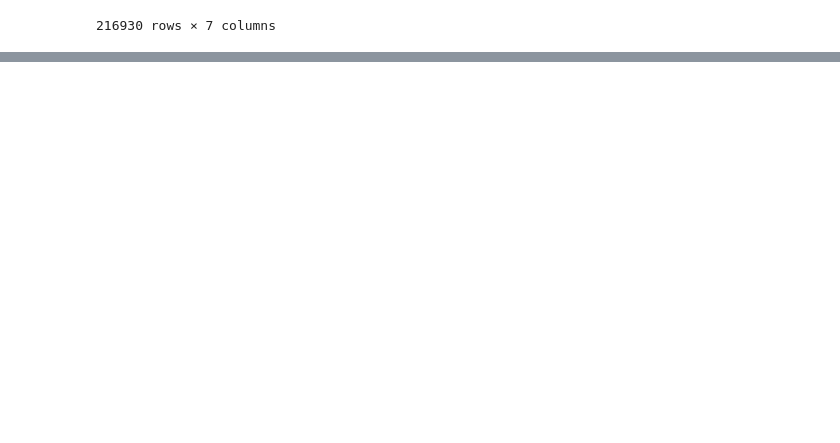
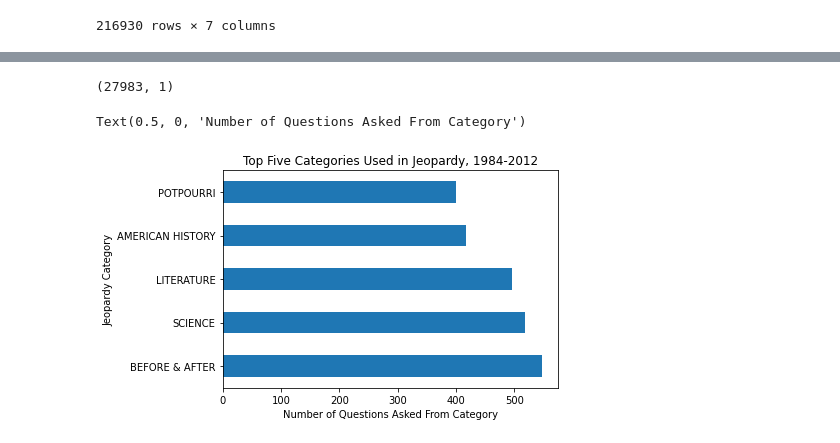
Before and after one commit to HeatherLD/Homework6, a Jupyter notebook: Group Activity week 6.ipynb, the cells around one changed output, grey strips where cells are left out. Drawn from its saved outputs; the diff is of its cells as text; code cells hidden in the pictures; blank space fills up the shorter version.

```diff
--- a/Group Activity week 6.ipynb
+++ b/Group Activity week 6.ipynb
@@ -41,5 +50,5 @@ jeopardy_df.fillna(0)
 # %%
 jeopardy_df[' Air Date']=pd.to_datetime(jeopardy_df[' Air Date'])
 # %%
-jeopardy_df.rename(columns = {' Air Date' : 'Air Date', ' Round' : 'Round', ' Category':'Category'}, inplace = True)
+jeopardy_df.rename(columns = {' Air Date' : 'Air Date', ' Round' : 'Round', ' Category':'Category', ' Answer':'Answer'}, inplace = True)
 # %%
@@ -61,4 +65,10 @@ print(jeopardy_df.head())
 # %%
-unique_shows  = jeopardy_df[["Show Number"]].nunique()
-unique_shows
+jeopardy_df['Year'] = pd.DatetimeIndex(jeopardy_df['Air Date']).year
+jeopardy_df['Month'] = pd.DatetimeIndex(jeopardy_df['Air Date']).month
+
+jeo_df_unique_shows = jeopardy_df.drop_duplicates(subset = "Show Number")
+jeo_df_unique_shows = jeo_df_unique_shows.sort_index(level=["Air Date"])
+jeo_df_unique_shows_yr = jeo_df_unique_shows["Year"].value_counts().sort_index()
+jeo_df_unique_shows_yr = pd.DataFrame(jeo_df_unique_shows_yr)
+jeo_df_unique_shows_yr
 # %% [output]
@@ -67,9 +94,5 @@ dtype: int64
 # %%
-#How many times was each category used in a year?
-jeopardy_df['year'] = pd.DatetimeIndex(jeopardy_df['Air Date']).year
-
-initial_subset = jeopardy_df[["Category", "Year"]]
-subset_sn_ad = initial_subset.set_index("Year")
-per_yr_subset = subset_sn_ad.groupby(["year"]).count()
-print(subset_sn_ad.head())
+jeopardy_df_cat = jeopardy_df["Category"].value_counts()
+jeopardy_df_cat_no = pd.DataFrame(jeopardy_df_cat)
+jeopardy_df_cat_no.head(50)
 # %% [output]
@@ -86,0 +152,5 @@ date_show_final2
+# %%
+jeopardy_df_cat = jeopardy_df["Category"].value_counts()
+jeopardy_df_cat = pd.DataFrame(jeopardy_df_cat)
+jeopardy_df_cat_top_five = jeopardy_df_cat.nlargest(5,"Category")
+jeopardy_df_cat_top_five
@@ -86,0 +164,11 @@ date_show_final2
+# %%
+jeopardy_df_cat_no.shape
+# %% [output]
+(27983, 1)
+# %%
+jeopardy_df_cat_top_five.plot(kind="barh", title = "Top Five Categories Used in Jeopardy, 1984-2012",legend=False)
+plt.ylabel("Jeopardy Category")
+plt.xlabel("Number of Questions Asked From Category")
+# %% [output]
+Text(0.5, 0, 'Number of Questions Asked From Category')
+[figure, added]
```
Also changed, not shown: parts of 22 cells of this notebook.
